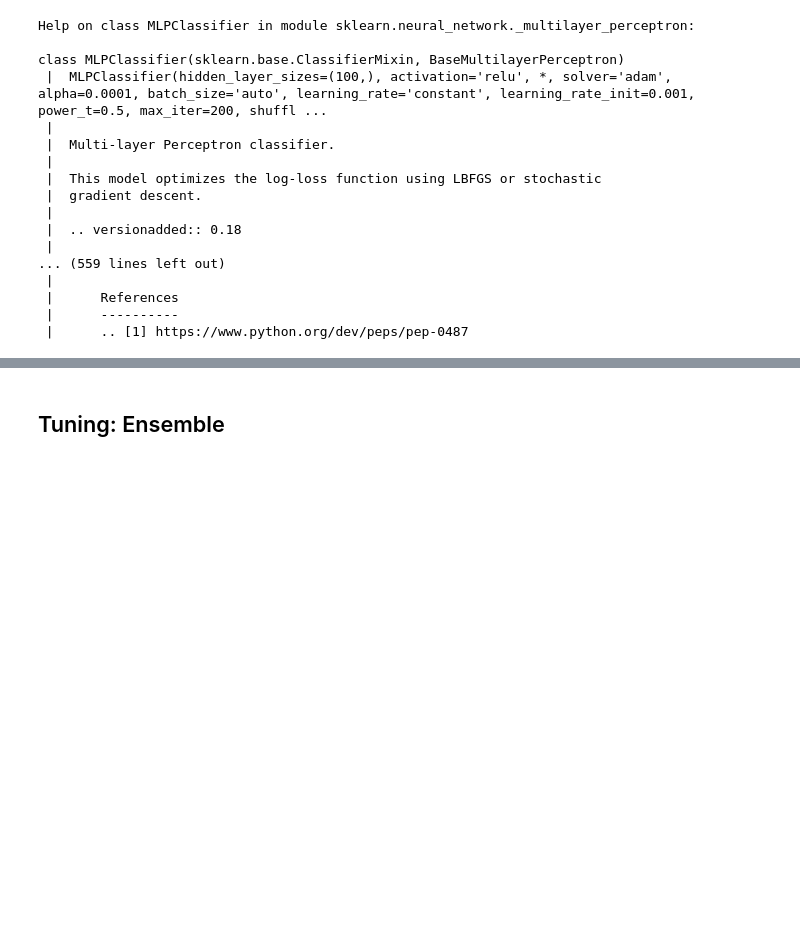
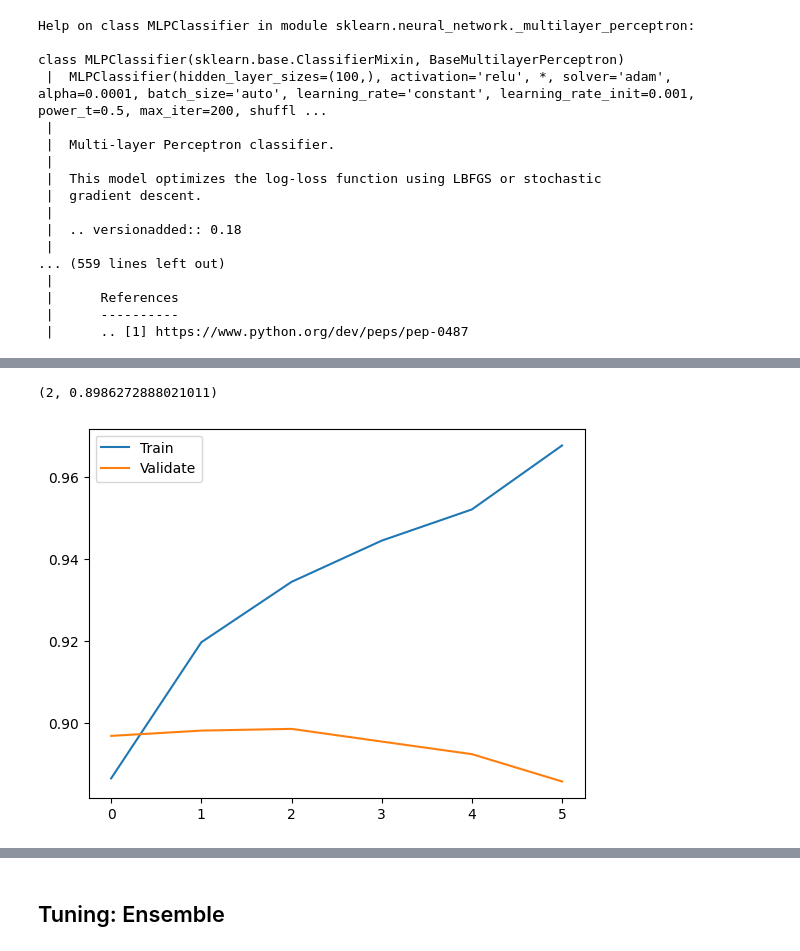
Before and after one commit to notkarenyi/ml-project, a Jupyter notebook: costarica.ipynb, the cells around one changed output, grey strips where cells are left out. Saved outputs shown, nothing was run; the diff lists cells and outputs as text; code cells hidden in the pictures; blank space fills up the shorter version.

```diff
--- a/costarica.ipynb
+++ b/costarica.ipynb
@@ -215 +270,23 @@ ax.legend()
+# %%
+layers = np.round(np.power(2.,np.arange(0,-6,-1)) * size)
+layers = [int(x) for x in layers]
+train_scores = []
+valid_scores = []
+
+for i in range(len(layers)):
+    mlp = MLPClassifier(solver='sgd',hidden_layer_sizes=tuple(layers[:i]))
+    mlp.fit(X_train,y_train)
+
+    train_scores.append(roc_auc_score(y_train, mlp.predict_proba(X_train), multi_class = "ovr", average = "micro"))
+    valid_scores.append(roc_auc_score(y_valid, mlp.predict_proba(X_valid), multi_class = "ovr", average = "micro"))
+
+fig,ax = plt.subplots()
+ax.plot(np.arange(len(layers)),train_scores,label='Train')
+ax.plot(np.arange(len(layers)),valid_scores,label='Validate')
+ax.legend()
+layers = max(zip([layers[:i] for i in range(len(layers))],valid_scores),key=lambda x: x[1])[0]
+layers
+# %% [output]
+(2, 0.8986272888021011)
+[figure, added]
 # %%
```
Also changed, not shown: parts of 31 cells of this notebook.
